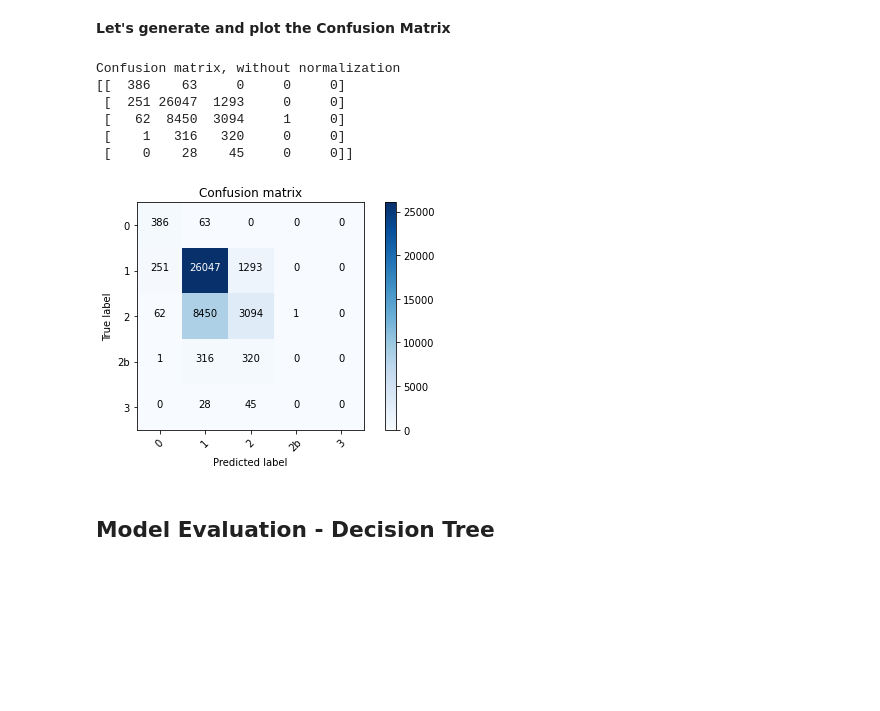
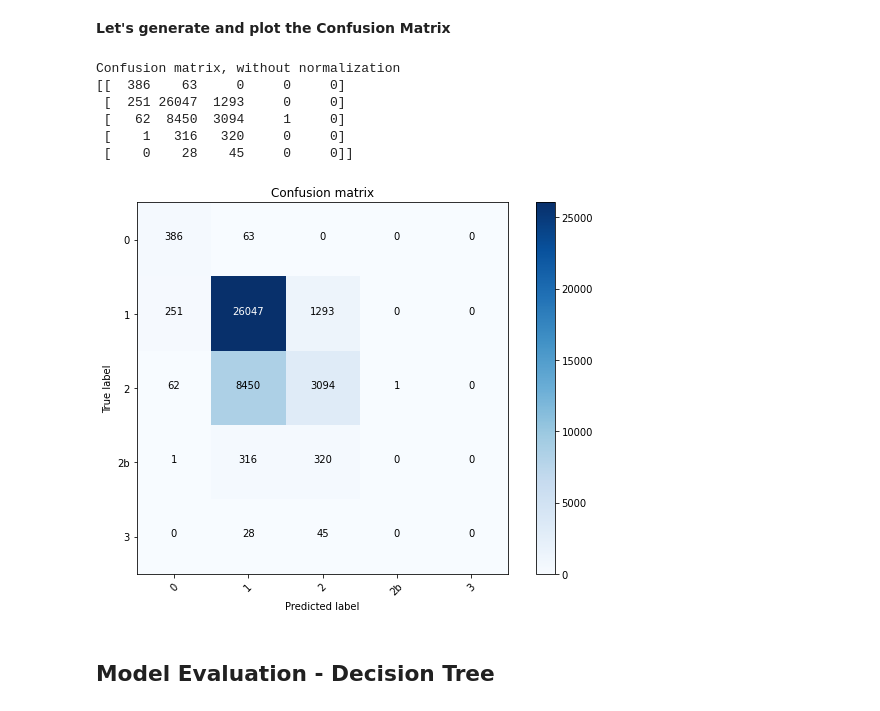
Before and after one commit to sankha14/Applied_Data_Science_Capstone, a Jupyter notebook: Car_Accident_Severity_Prediction.ipynb, the cells around one changed output. Drawn from its saved outputs; the diff is of its cells as text; code cells hidden in the pictures; blank space fills up the shorter version.

```diff
--- a/Car_Accident_Severity_Prediction.ipynb
+++ b/Car_Accident_Severity_Prediction.ipynb
@@ -1528,15 +1513,17 @@ The subset accuracy score for KNN model is: 0.7316450677701514
 # %%
 cnf_matrix = confusion_matrix(y_test, yhat_KNN, labels= None)
 
+
+plt.figure(figsize=(8, 6))
 plot_confusion_matrix(cnf_matrix, classes=['0','1', '2', '2b', '3'], normalize= False,  title='Confusion matrix')
 # %% [output]
 Confusion matrix, without normalization
 [[  386    63     0     0     0]
  [  251 26047  1293     0     0]
  [   62  8450  3094     1     0]
  [    1   316   320     0     0]
  [    0    28    45     0     0]]
-[figure, old version]
+[figure, new version]
 # %% [markdown]
 ## Model Evaluation - Decision Tree
 # %%
```
Also changed, not shown: parts of 11 cells of this notebook.
